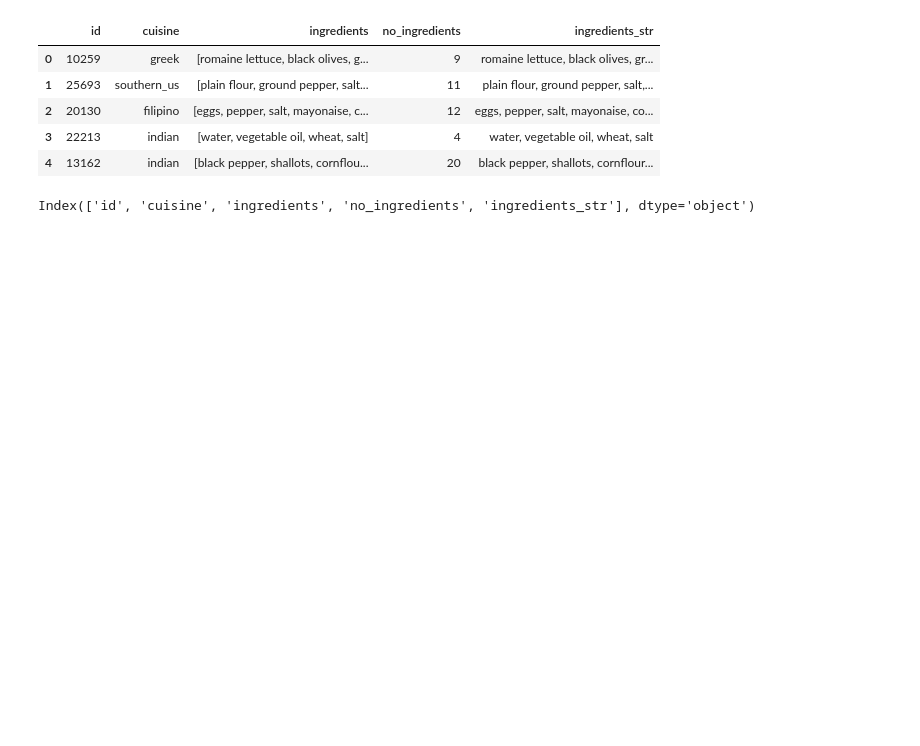
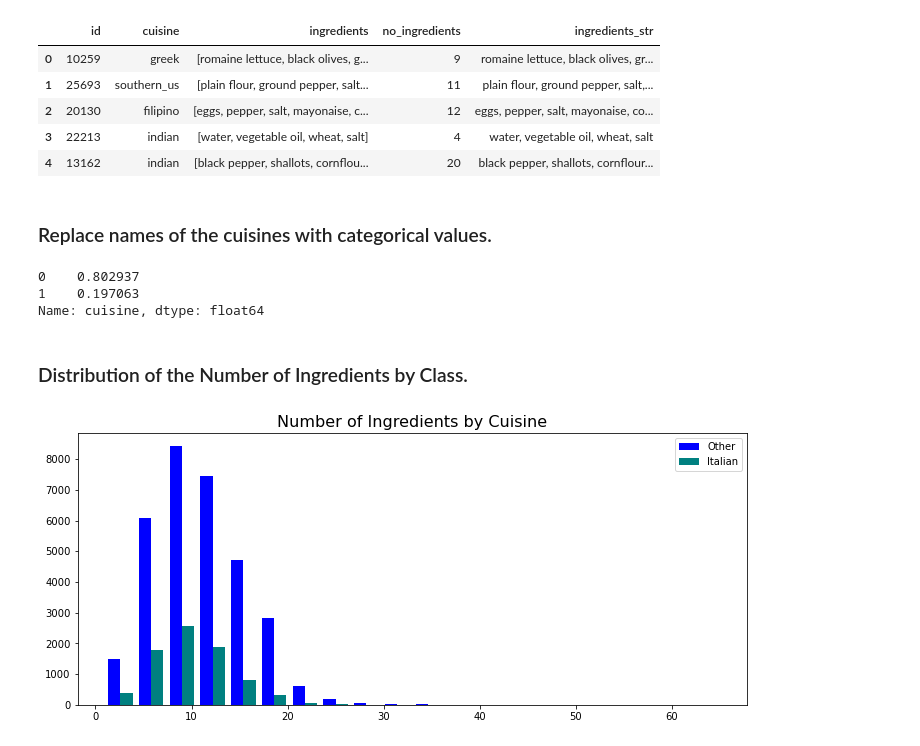
Before and after one commit to CristinaSahoo/What-s-Cooking, a Jupyter notebook: code/EDA.ipynb, the cells around one changed output. Saved outputs shown, nothing was run; the diff lists cells and outputs as text; code cells hidden in the pictures; blank space fills up the shorter version.

```diff
--- a/code/EDA.ipynb
+++ b/code/EDA.ipynb
@@ -114,7 +122,24 @@ df.head()
 | 2 | 20130 | filipino | [eggs, pepper, salt, mayonaise, c... | 12 | eggs, pepper, salt, mayonaise, co... |
 | 3 | 22213 | indian | [water, vegetable oil, wheat, salt] | 4 | water, vegetable oil, wheat, salt |
 | 4 | 13162 | indian | [black pepper, shallots, cornflou... | 20 | black pepper, shallots, cornflour... |
-# %%
-df.columns
-# %% [output]
-Index(['id', 'cuisine', 'ingredients', 'no_ingredients', 'ingredients_str'], dtype='object')
+# %% [markdown]
+### Replace names of the cuisines with categorical values.
+# %%
+df['cuisine'] = [int(cuisine == 'italian') for cuisine in df['cuisine']]
+df['cuisine'].value_counts(normalize=True)
+# %% [output]
+0    0.802937
+1    0.197063
+Name: cuisine, dtype: float64
+# %% [markdown]
+### Distribution of the Number of Ingredients by Class.
+# %%
+plt.figure(figsize=(12,5))
+plt.hist([df[df['cuisine']==0]['no_ingredients'],
+          df[df['cuisine']==1]['no_ingredients']],
+         bins=20, color=['blue', 'teal'])
+plt.title('Number of Ingredients by Cuisine', fontsize=16)
+plt.legend(['Other', 'Italian']);
+plt.savefig('../images/fig7.jpg', dpi=400)
+# %% [output]
+[figure, added]
```
Also changed, not shown: parts of 10 cells of this notebook, 4 other files.
